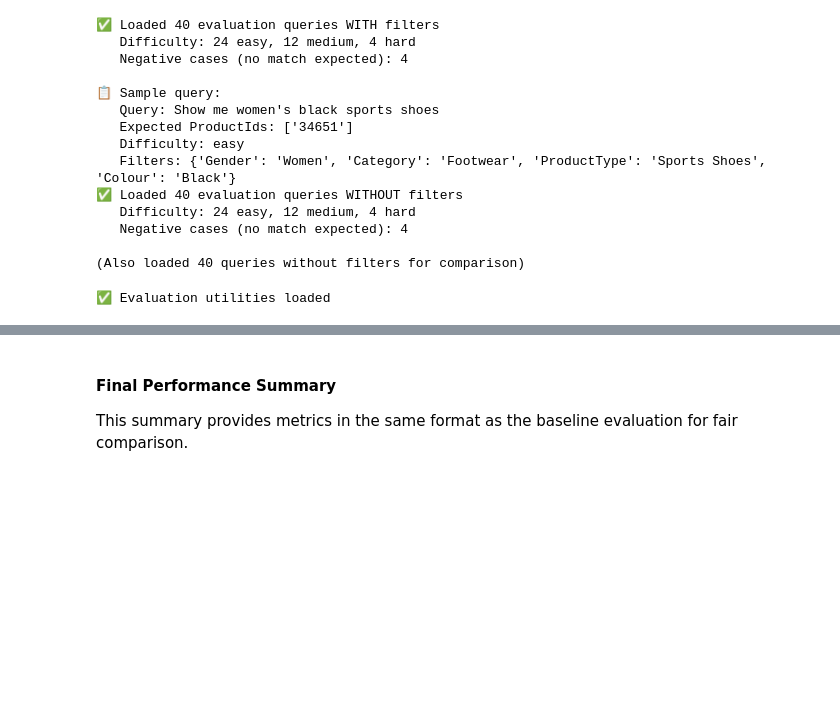
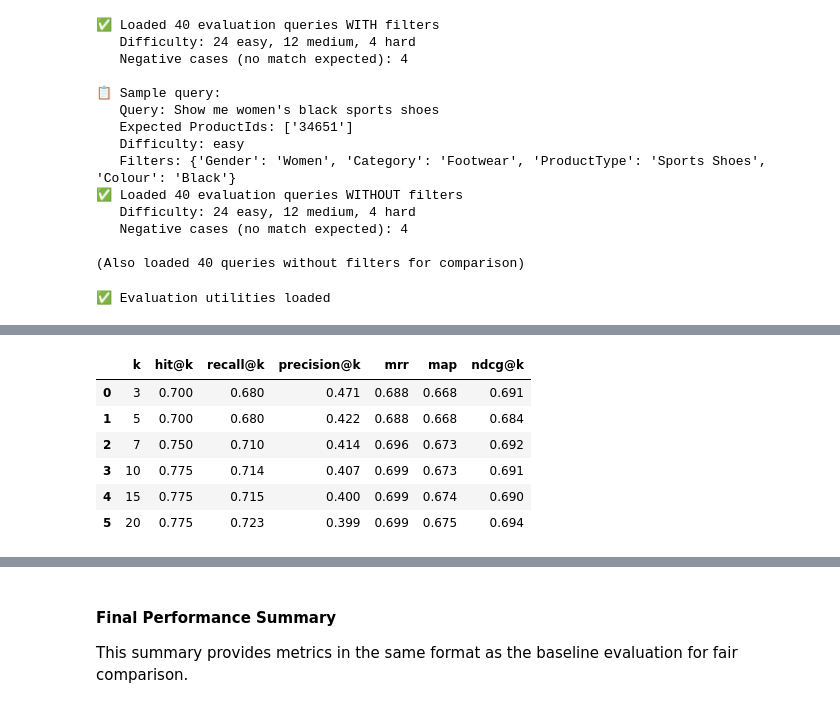
Before and after one commit to Western-Windows/SociaLift, a Jupyter notebook: chatbot/retrieval-hybrid-langgraph.ipynb, the cells around one changed output, grey strips where cells are left out. Cells and saved outputs as stored; diff of their text form; code cells hidden in the pictures; blank space fills up the shorter version.

```diff
--- a/chatbot/retrieval-hybrid-langgraph.ipynb
+++ b/chatbot/retrieval-hybrid-langgraph.ipynb
@@ -1362,0 +1381,71 @@ print("\n✅ Visualization complete!")
+# %%
+### Find Optimal k Value
+
+# Test different k values to find the optimal retrieval depth
+K_VALUES_TO_TEST = [3, 5, 7, 10, 15, 20]
+
+# Pick the best performing strategy from previous evaluation for k analysis
+# Note: 'strategy' is the index of comparison DataFrame (from groupby)
+best_strategy_name = comparison.index[0]
+best_strategy_fn = STRATEGIES_TO_TEST[best_strategy_name]
+
+print(f"📊 Analyzing optimal k for: {best_strategy_name}")
+print(f"   Testing k values: {K_VALUES_TO_TEST}")
+print("=" * 60)
+
+k_results = []
+
+for k in K_VALUES_TO_TEST:
+    df = evaluate_retrieval_strategy(best_strategy_fn, eval_queries, k=k, strategy_name=f"k={k}")
+
+    metrics = {
+        'k': k,
+        'hit@k': df['hit@k'].mean(),
+        'recall@k': df['recall@k'].mean(),
+        'precision@k': df['precision@k'].mean(),
+        'mrr': df['mrr'].mean(),
+        'map': df['map'].mean(),
+        'ndcg@k': df['ndcg@k'].mean()
+    }
+    k_results.append(metrics)
+    print(f"  k={k:2d} | Hit: {metrics['hit@k']:.3f} | Recall: {metrics['recall@k']:.3f} | MRR: {metrics['mrr']:.3f} | NDCG: {metrics['ndcg@k']:.3f}")
+
+df_k_analysis = pd.DataFrame(k_results)
+
+print("\n" + "=" * 60)
+print("📈 K-VALUE ANALYSIS RESULTS")
+print("=" * 60)
+display(df_k_analysis.round(3))
+
+# Find optimal k based on different criteria
+optimal_hit = df_k_analysis.loc[df_k_analysis['hit@k'].idxmax(), 'k']
+optimal_recall = df_k_analysis.loc[df_k_analysis['recall@k'].idxmax(), 'k']
+optimal_mrr = df_k_analysis.loc[df_k_analysis['mrr'].idxmax(), 'k']
+optimal_ndcg = df_k_analysis.loc[df_k_analysis['ndcg@k'].idxmax(), 'k']
+
+print(f"\n🎯 Optimal k by metric:")
+print(f"   • Best Hit@k:    k={int(optimal_hit)}")
+print(f"   • Best Recall@k: k={int(optimal_recall)}")
+print(f"   • Best MRR:      k={int(optimal_mrr)}")
+print(f"   • Best NDCG@k:   k={int(optimal_ndcg)}")
+
+# Calculate efficiency score (recall vs k trade-off)
+df_k_analysis['efficiency'] = df_k_analysis['recall@k'] / df_k_analysis['k']
+optimal_efficiency = df_k_analysis.loc[df_k_analysis['efficiency'].idxmax(), 'k']
+print(f"   • Best Efficiency (recall/k): k={int(optimal_efficiency)}")
+
+# Find elbow point (diminishing returns)
+recall_gains = df_k_analysis['recall@k'].diff().fillna(0)
+df_k_analysis['recall_gain'] = recall_gains
+elbow_idx = recall_gains[recall_gains < 0.02].first_valid_index()
+if elbow_idx is not None and elbow_idx > 0:
+    elbow_k = df_k_analysis.loc[elbow_idx - 1, 'k']
+    print(f"   • Elbow point (diminishing returns): k={int(elbow_k)}")
+
+print(f"\n💡 Recommendation:")
+if optimal_mrr == optimal_ndcg:
+    print(f"   Use k={int(optimal_mrr)} for best ranking quality (MRR & NDCG agree)")
+else:
+    print(f"   Use k={int(optimal_ndcg)} for best overall ranking (NDCG)")
+    print(f"   Use k={int(optimal_efficiency)} for best efficiency (recall per document)")
+# %% [output]
@@ -1362,0 +1469,7 @@ print("\n✅ Visualization complete!")
+|  | k | hit@k | recall@k | precision@k | mrr | map | ndcg@k |
+| 0 | 3 | 0.700 | 0.680 | 0.471 | 0.688 | 0.668 | 0.691 |
+| 1 | 5 | 0.700 | 0.680 | 0.422 | 0.688 | 0.668 | 0.684 |
+| 2 | 7 | 0.750 | 0.710 | 0.414 | 0.696 | 0.673 | 0.692 |
+| 3 | 10 | 0.775 | 0.714 | 0.407 | 0.699 | 0.673 | 0.691 |
+| 4 | 15 | 0.775 | 0.715 | 0.400 | 0.699 | 0.674 | 0.690 |
+| 5 | 20 | 0.775 | 0.723 | 0.399 | 0.699 | 0.675 | 0.694 |
```
Also changed, not shown: parts of 16 cells of this notebook.
